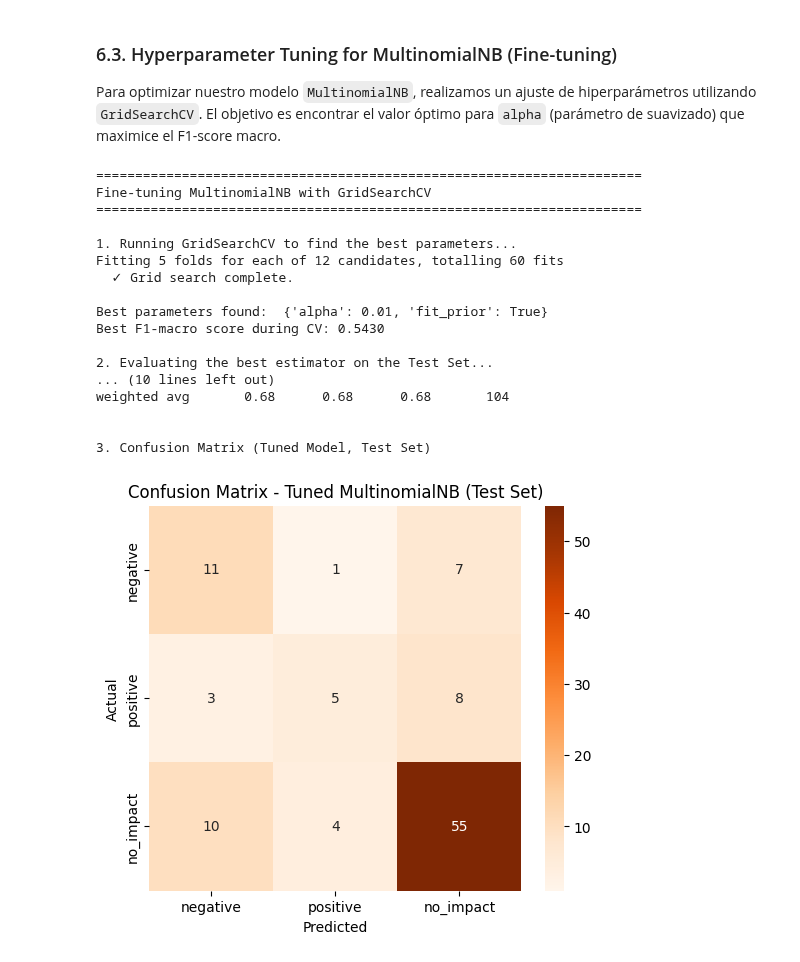
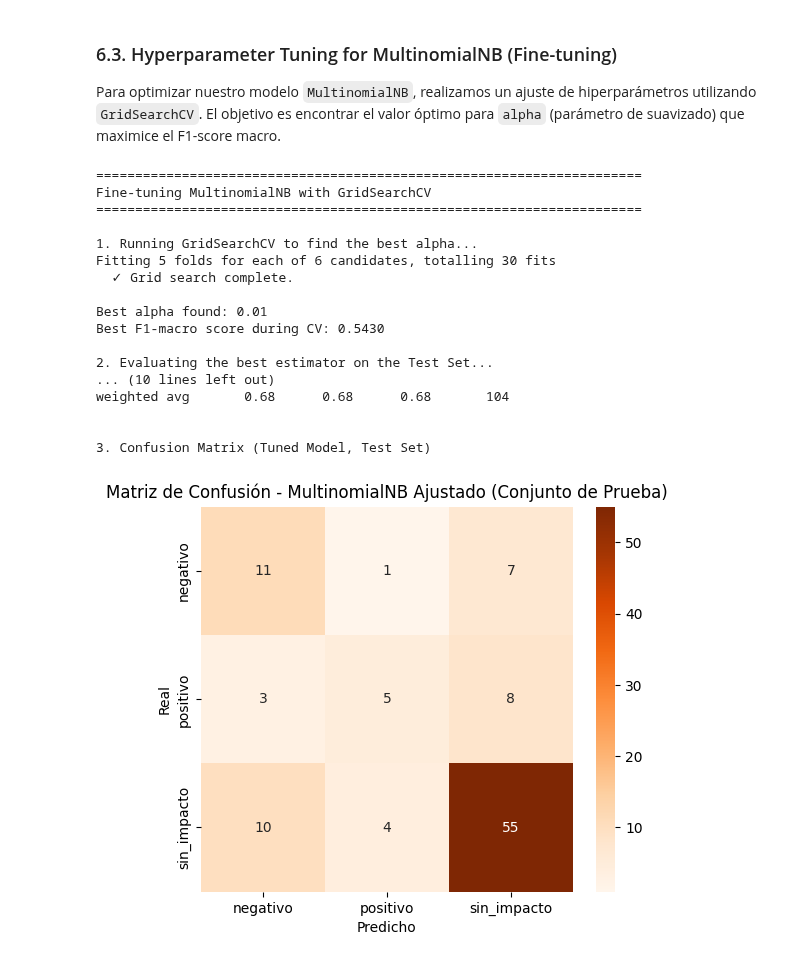
Before and after one commit to erikosobot/Sentiment-Analysis, a Jupyter notebook: Sentiment_Analysis_NB_SVM_Comparison.ipynb, the cells around one changed output. Drawn from its saved outputs; the diff is of its cells as text; code cells hidden in the pictures.

```diff
--- a/Sentiment_Analysis_NB_SVM_Comparison.ipynb
+++ b/Sentiment_Analysis_NB_SVM_Comparison.ipynb
@@ -712,39 +705,39 @@ y_test_pred_tuned = best_nb_model.predict(X_test_cv)
 # Filter out the 'mixed' class for evaluation
 y_test_true_filtered_tuned, y_test_pred_filtered_tuned = filter_mixed_class(y_test, y_test_pred_tuned)
 
 # Calculate and print final metrics
 f1_macro_test_tuned = f1_score(y_test_true_filtered_tuned, y_test_pred_filtered_tuned, average='macro')
 print(f"  - F1-Score (macro, no mixed, tuned): {f1_macro_test_tuned:.4f}")
 print("  - Classification Report (tuned):")
 print(classification_report(y_test_true_filtered_tuned, y_test_pred_filtered_tuned, target_names=["negative", "positive", "no_impact"]))
 
 # 6. Confusion Matrix for the tuned model
 print("\n3. Confusion Matrix (Tuned Model, Test Set)")
 cm_tuned = confusion_matrix(y_test_true_filtered_tuned, y_test_pred_filtered_tuned)
 plt.figure(figsize=(6, 5))
 sns.heatmap(cm_tuned, annot=True, fmt='d', cmap='Oranges',
-            xticklabels=["negative", "positive", "no_impact"],
-            yticklabels=["negative", "positive", "no_impact"])
-plt.title('Confusion Matrix - Tuned MultinomialNB (Test Set)')
-plt.ylabel('Actual')
-plt.xlabel('Predicted')
+            xticklabels=["negativo", "positivo", "sin_impacto"],
+            yticklabels=["negativo", "positivo", "sin_impacto"])
+plt.title('Matriz de Confusión - MultinomialNB Ajustado (Conjunto de Prueba)')
+plt.ylabel('Real')
+plt.xlabel('Predicho')
 plt.show()
 # %% [output]
 ======================================================================
 Fine-tuning MultinomialNB with GridSearchCV
 ======================================================================
 
-1. Running GridSearchCV to find the best parameters...
-Fitting 5 folds for each of 12 candidates, totalling 60 fits
+1. Running GridSearchCV to find the best alpha...
+Fitting 5 folds for each of 6 candidates, totalling 30 fits
   ✓ Grid search complete.
 
-Best parameters found:  {'alpha': 0.01, 'fit_prior': True}
+Best alpha found: 0.01
 Best F1-macro score during CV: 0.5430
 
 2. Evaluating the best estimator on the Test Set...
 ... (10 lines left out)
 weighted avg       0.68      0.68      0.68       104
 
 
 3. Confusion Matrix (Tuned Model, Test Set)
-[figure, old version]
+[figure, new version]
```
Also changed, not shown: parts of 8 cells of this notebook.
